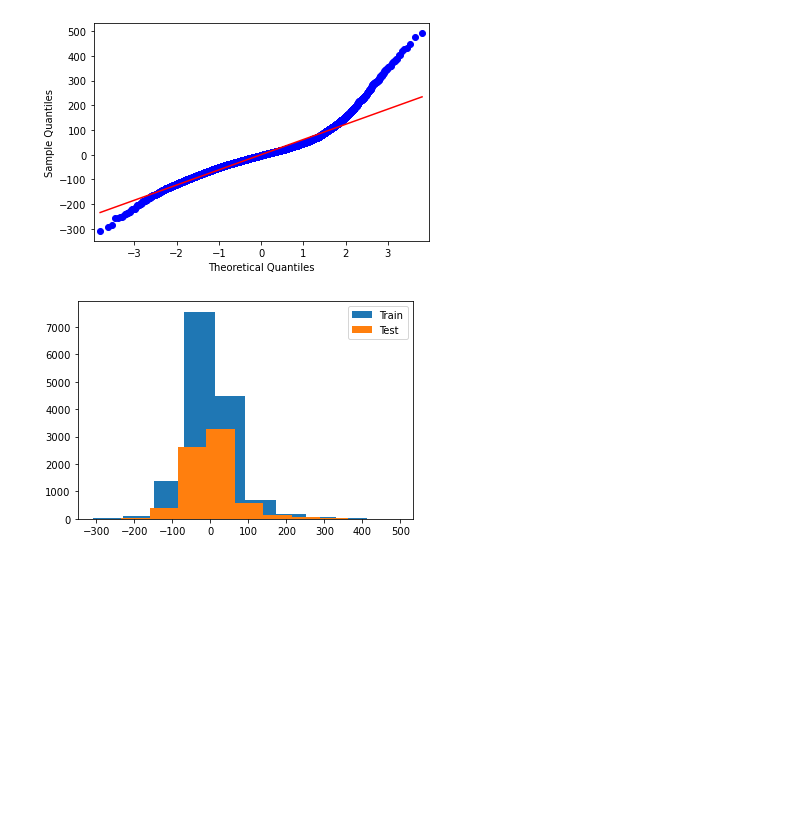
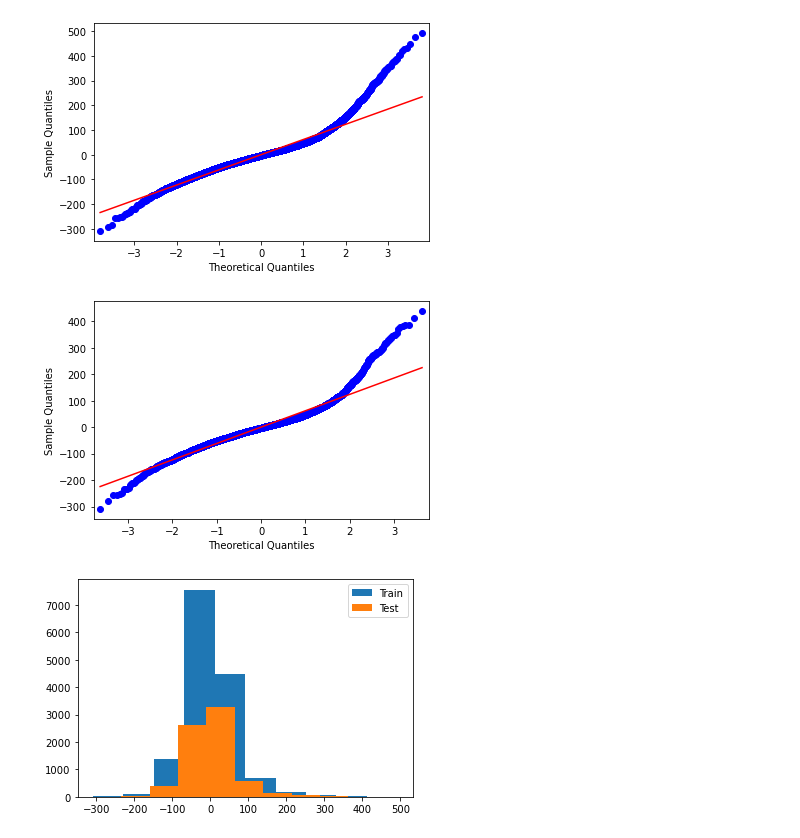
Before and after one commit to ThomasHChapman/P2-SeattleHousing, a Jupyter notebook: working_notebooks/tom_working.ipynb, the cells around one changed output. Drawn from its saved outputs; the diff is of its cells as text; code cells hidden in the pictures; blank space fills up the shorter version.

```diff
--- a/working_notebooks/tom_working.ipynb
+++ b/working_notebooks/tom_working.ipynb
@@ -544,6 +526,11 @@ test_residuals = y_test - np.ndarray.flatten(test_preds)
 sm.qqplot(train_residuals, line='r');
 # %% [output]
 [figure]
+# %%
+# QQ Plot -- Test
+sm.qqplot(test_residuals, line='r');
+# %% [output]
+[figure, added]
 # %%
 # Histogram of residuals
 plt.hist(train_residuals, label='Train')
```
Also changed, not shown: parts of 69 cells of this notebook.
